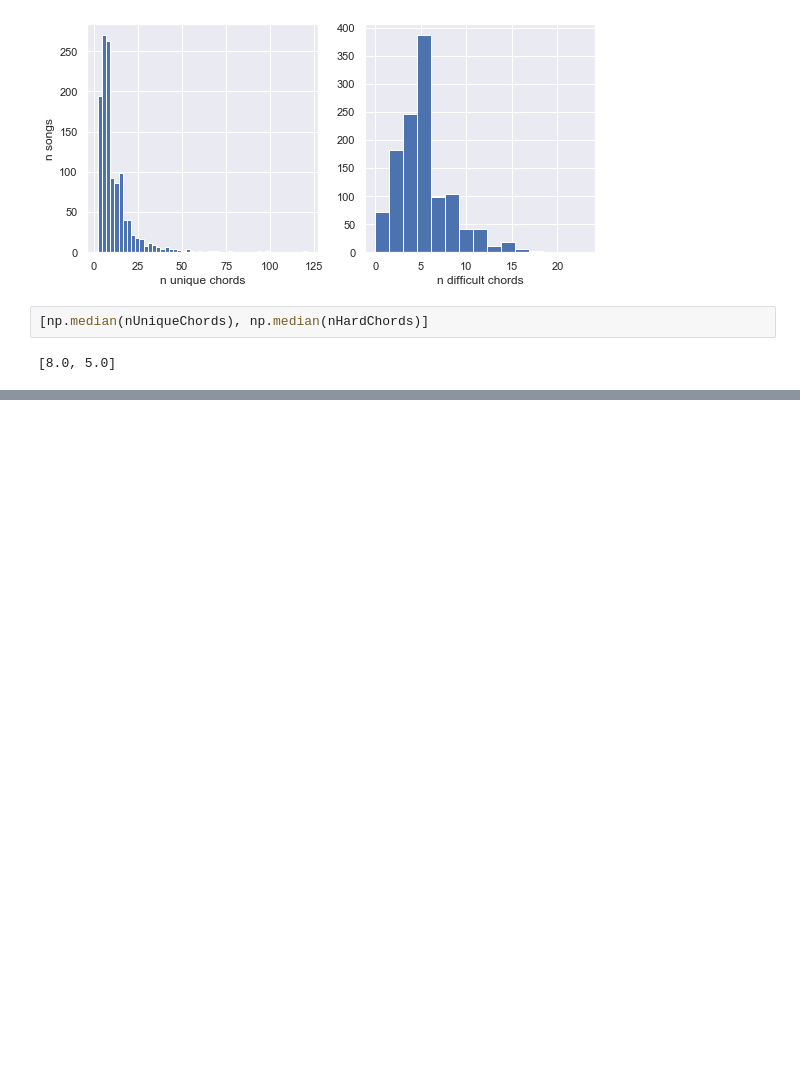
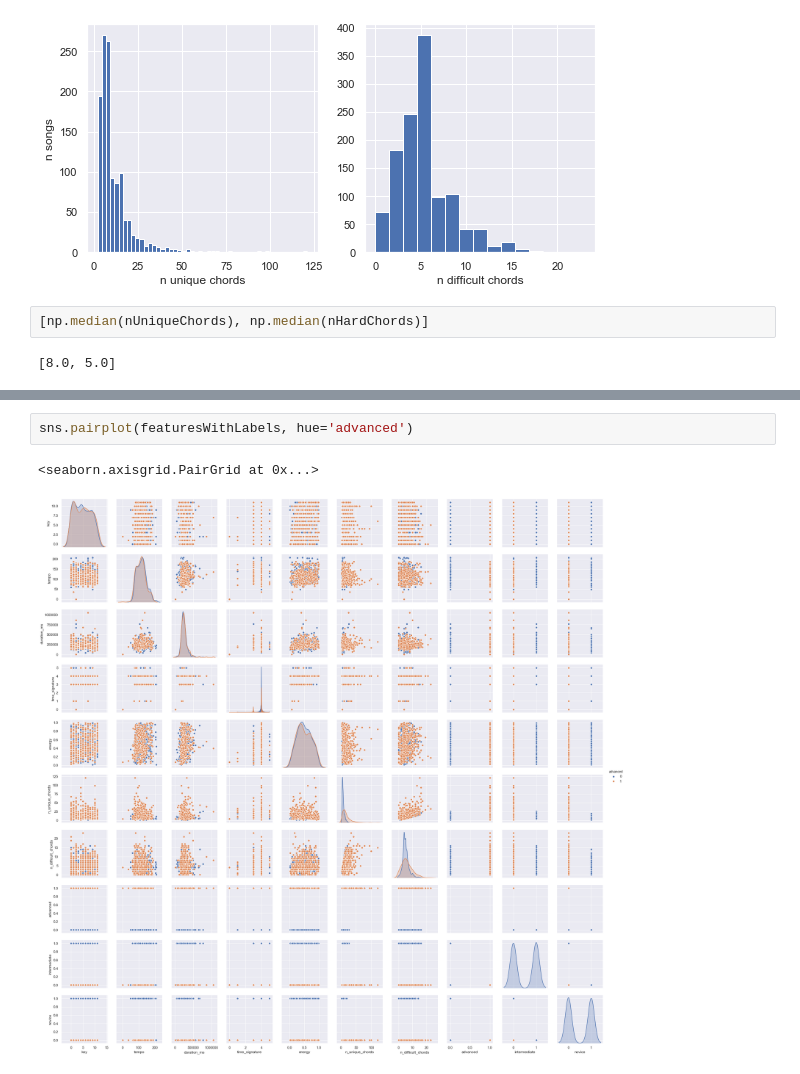
Before and after one commit to alevi813/chordRec, a Jupyter notebook: chordsEDA.ipynb, the cells around one changed output, grey strips where cells are left out. Drawn from its saved outputs; the diff is of its cells as text; blank space fills up the shorter version.

```diff
--- a/chordsEDA.ipynb
+++ b/chordsEDA.ipynb
@@ -280,0 +152,5 @@ False
+# %%
+sns.pairplot(featuresWithLabels, hue='advanced')
+# %% [output]
+<seaborn.axisgrid.PairGrid at 0x...>
+[figure, added]
```
Also changed, not shown: parts of 37 cells of this notebook.
